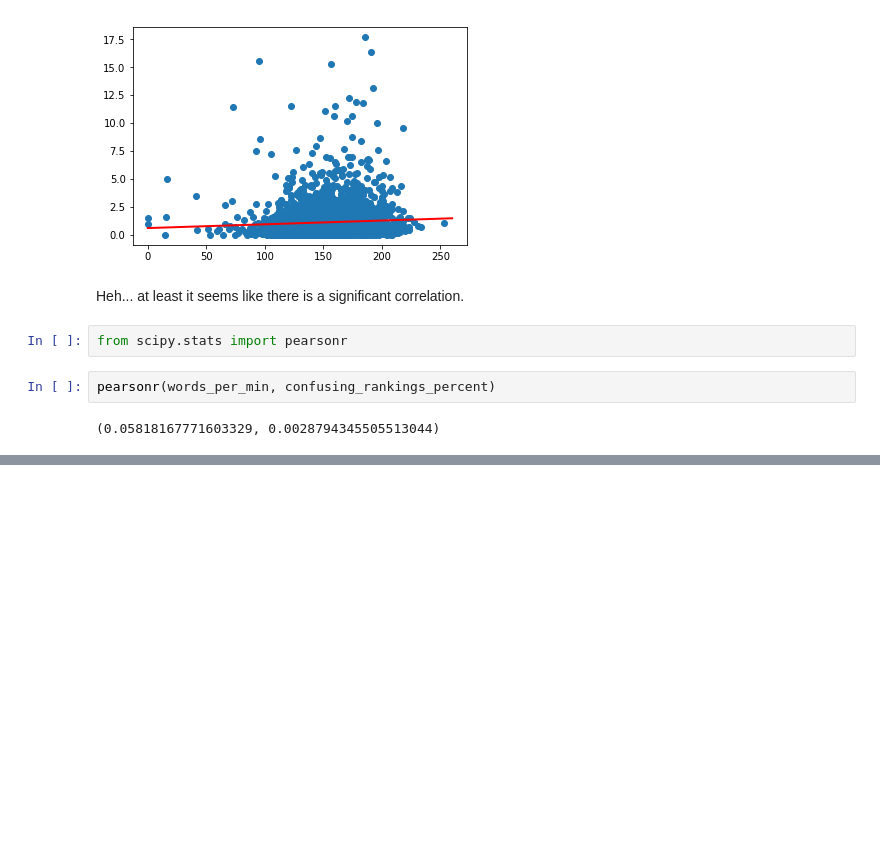
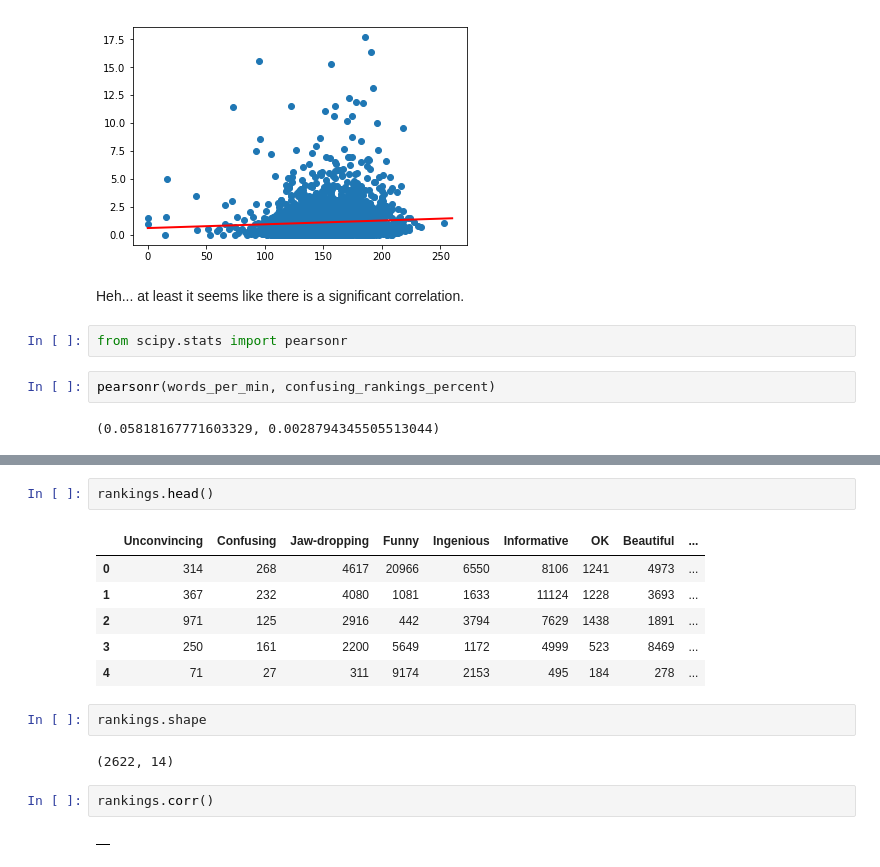
Before and after one commit to parkeraddison/ted-talks-analysis, a Jupyter notebook: basic-stats.ipynb, the cells around one changed output, grey strips where cells are left out. Drawn from its saved outputs; the diff is of its cells as text; blank space fills up the shorter version.

```diff
--- a/basic-stats.ipynb
+++ b/basic-stats.ipynb
@@ -282,0 +328,17 @@ pearsonr(words_per_min, confusing_rankings_percent)
+# %%
+rankings.head()
+# %% [output]
+|  | Unconvincing | Confusing | Jaw-dropping | Funny | Ingenious | Informative | OK | Beautiful | ... |
+| 0 | 314 | 268 | 4617 | 20966 | 6550 | 8106 | 1241 | 4973 | ... |
+| 1 | 367 | 232 | 4080 | 1081 | 1633 | 11124 | 1228 | 3693 | ... |
+| 2 | 971 | 125 | 2916 | 442 | 3794 | 7629 | 1438 | 1891 | ... |
+| 3 | 250 | 161 | 2200 | 5649 | 1172 | 4999 | 523 | 8469 | ... |
+| 4 | 71 | 27 | 311 | 9174 | 2153 | 495 | 184 | 278 | ... |
+# %%
+rankings.shape
+# %% [output]
+(2622, 14)
+# %%
+rankings.corr()
+# %% [output]
+|  |
```
Also changed, not shown: parts of 22 cells of this notebook.
